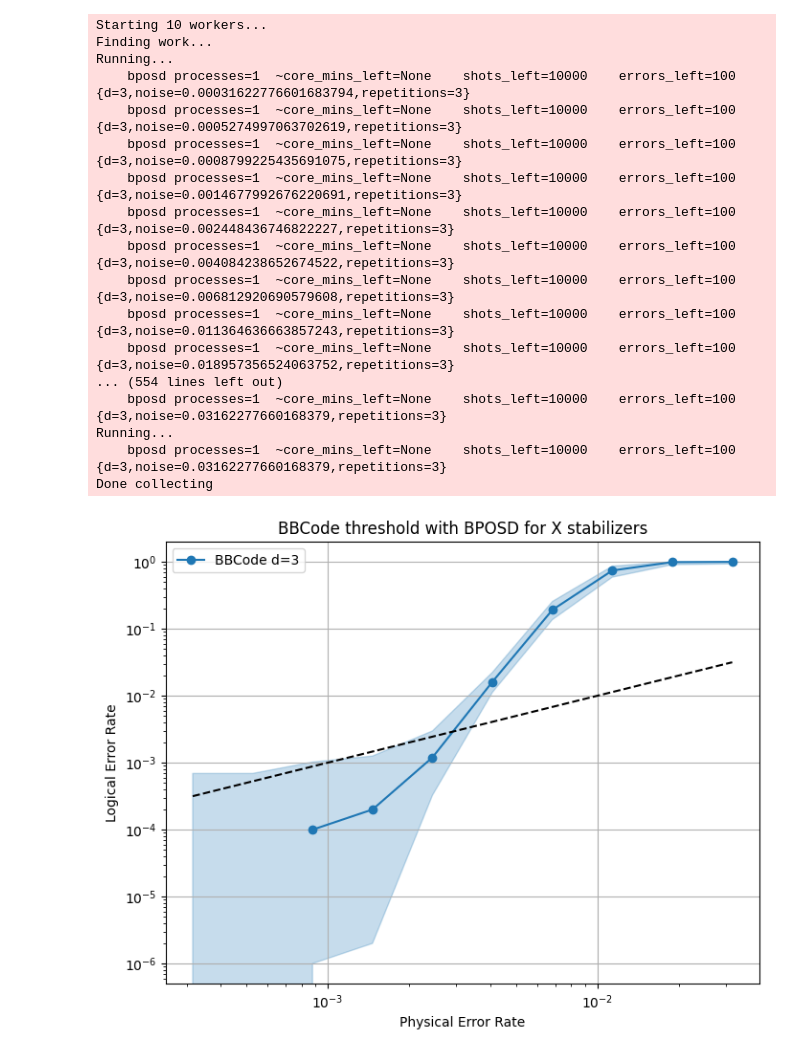
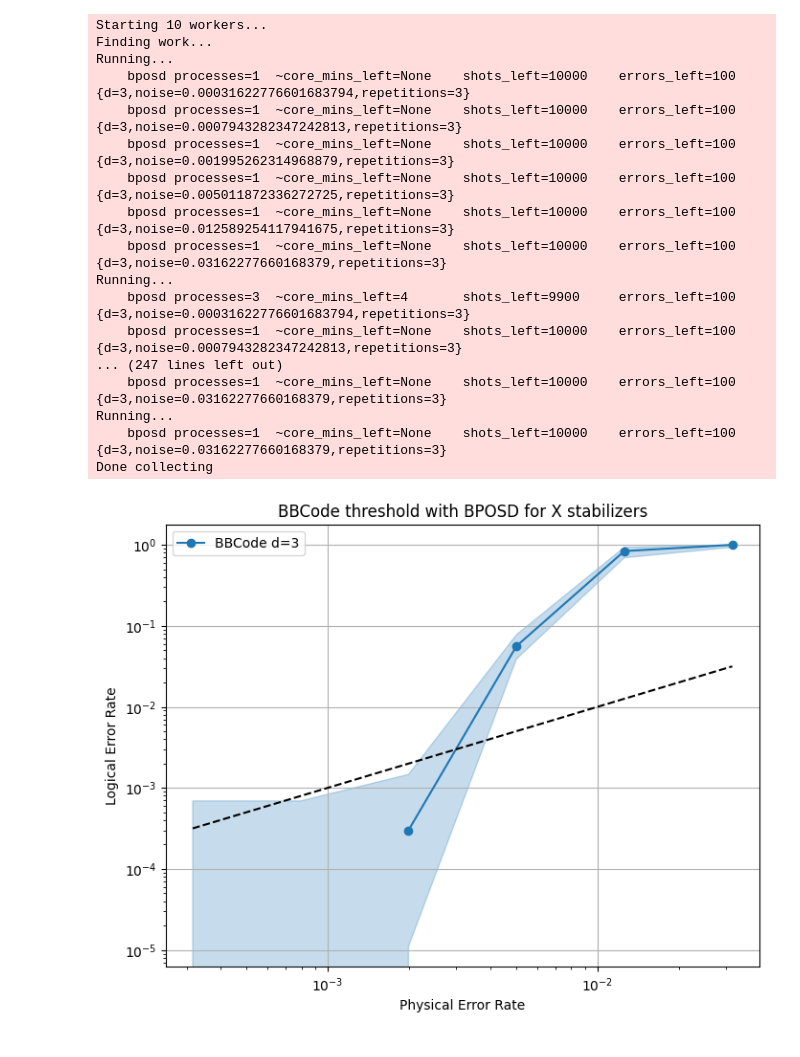
Before and after one commit to Infleqtion/qLDPC, a Jupyter notebook: examples/Stim_QEC.ipynb, the cells around one changed output. Saved outputs shown, nothing was run; the diff lists cells and outputs as text; code cells hidden in the pictures.

```diff
--- a/examples/Stim_QEC.ipynb
+++ b/examples/Stim_QEC.ipynb
@@ -18,35 +18,35 @@ code = qldpc.codes.BBCode(dims, poly_a, poly_b)
 # %%
 import numpy as np
 import qldpc
 
 distance = 3
 BPOSD = qldpc.decoder.get_BP_OSD_decoder
 shots = 10000
 code_name = "BBCode"
-noise_range = np.logspace(-3.5, -1.5, 10)
+noise_range = np.logspace(-3.5, -1.5, 6)
 sector = qldpc.objects.Pauli.X
 # code = qldpc.codes.SurfaceCode(distance, rotated=True)
 samples = qldpc.simulator.run_simulation(code, distance, sector, noise_range, shots, BPOSD, code_name, overwrite=True)
 qldpc.simulator.plot_results(samples, code_name, sector, noise_range)
 # %% [output]
 Starting 10 workers...
 Finding work...
 Running...
     bposd processes=1  ~core_mins_left=None    shots_left=10000    errors_left=100     {d=3,noise=0.00031622776601683794,repetitions=3}
-    bposd processes=1  ~core_mins_left=None    shots_left=10000    errors_left=100     {d=3,noise=0.0005274997063702619,repetitions=3}
-    bposd processes=1  ~core_mins_left=None    shots_left=10000    errors_left=100     {d=3,noise=0.0008799225435691075,repetitions=3}
-    bposd processes=1  ~core_mins_left=None    shots_left=10000    errors_left=100     {d=3,noise=0.0014677992676220691,repetitions=3}
-    bposd processes=1  ~core_mins_left=None    shots_left=10000    errors_left=100     {d=3,noise=0.002448436746822227,repetitions=3}
-    bposd processes=1  ~core_mins_left=None    shots_left=10000    errors_left=100     {d=3,noise=0.004084238652674522,repetitions=3}
-    bposd processes=1  ~core_mins_left=None    shots_left=10000    errors_left=100     {d=3,noise=0.006812920690579608,repetitions=3}
-    bposd processes=1  ~core_mins_left=None    shots_left=10000    errors_left=100     {d=3,noise=0.011364636663857243,repetitions=3}
-    bposd processes=1  ~core_mins_left=None    shots_left=10000    errors_left=100     {d=3,noise=0.018957356524063752,repetitions=3}
-... (554 lines left out)
+    bposd processes=1  ~core_mins_left=None    shots_left=10000    errors_left=100     {d=3,noise=0.0007943282347242813,repetitions=3}
+    bposd processes=1  ~core_mins_left=None    shots_left=10000    errors_left=100     {d=3,noise=0.001995262314968879,repetitions=3}
+    bposd processes=1  ~core_mins_left=None    shots_left=10000    errors_left=100     {d=3,noise=0.005011872336272725,repetitions=3}
+    bposd processes=1  ~core_mins_left=None    shots_left=10000    errors_left=100     {d=3,noise=0.012589254117941675,repetitions=3}
+    bposd processes=1  ~core_mins_left=None    shots_left=10000    errors_left=100     {d=3,noise=0.03162277660168379,repetitions=3}
+Running...
+    bposd processes=3  ~core_mins_left=4       shots_left=9900     errors_left=100     {d=3,noise=0.00031622776601683794,repetitions=3}
+    bposd processes=1  ~core_mins_left=None    shots_left=10000    errors_left=100     {d=3,noise=0.0007943282347242813,repetitions=3}
+... (247 lines left out)
     bposd processes=1  ~core_mins_left=None    shots_left=10000    errors_left=100     {d=3,noise=0.03162277660168379,repetitions=3}
 Running...
     bposd processes=1  ~core_mins_left=None    shots_left=10000    errors_left=100     {d=3,noise=0.03162277660168379,repetitions=3}
 Done collecting
-[figure, old version]
+[figure, new version]
 # %%
 import numpy as np
 import qldpc
```
Also changed, not shown: parts of 1 cell of this notebook, 1 other file.
